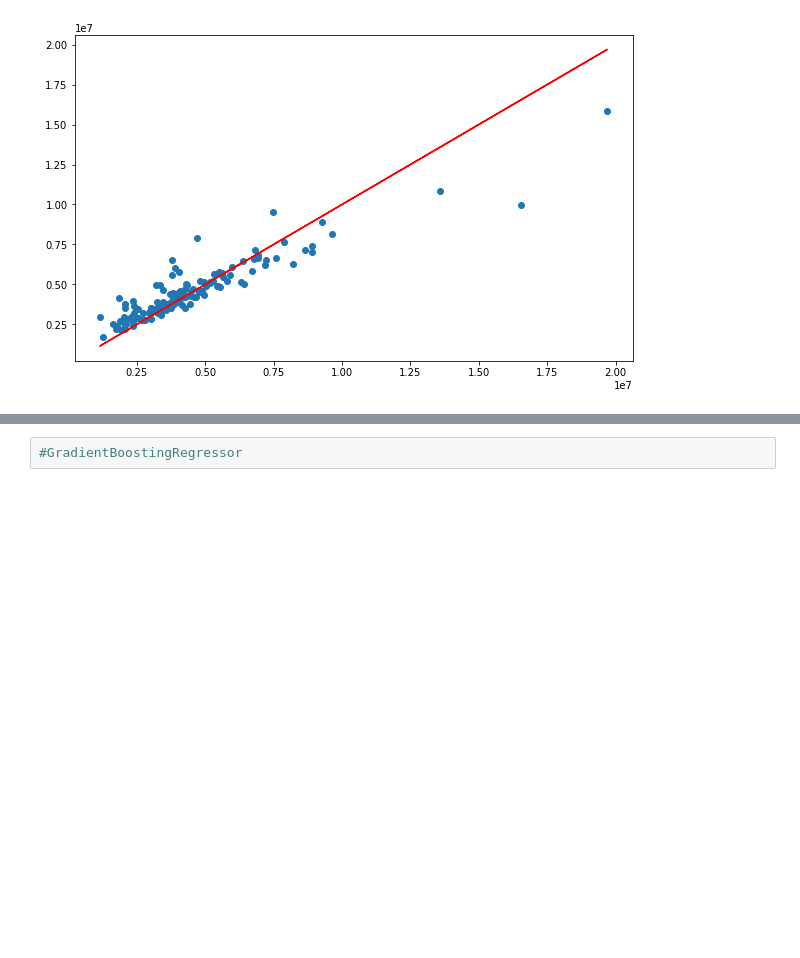
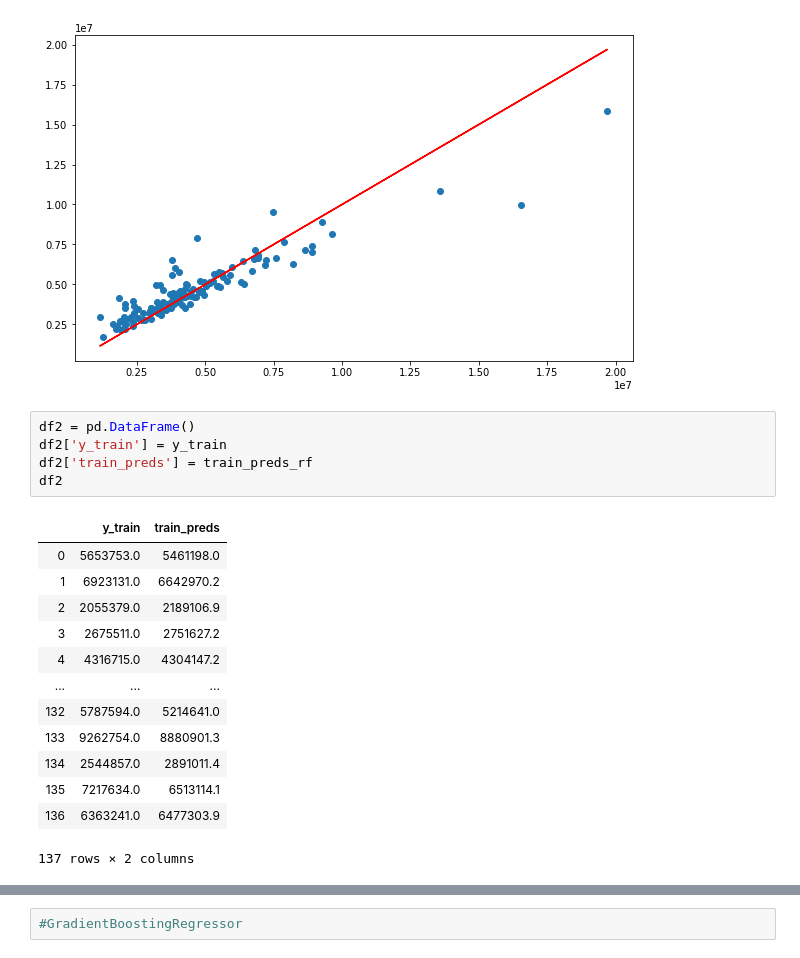
Before and after one commit to sekhar0146/ML_regression_projects, a Jupyter notebook: restaurant-revenue-prediction_regression.ipynb, the cells around one changed output, grey strips where cells are left out. Saved outputs shown, nothing was run; the diff lists cells and outputs as text; blank space fills up the shorter version.

```diff
--- a/restaurant-revenue-prediction_regression.ipynb
+++ b/restaurant-revenue-prediction_regression.ipynb
@@ -320,3 +320,22 @@ plt.scatter(y_train, train_preds_rf)
 plt.plot(y_train, y_train, 'r');  # lineplot
 # %% [output]
 [figure]
+# %%
+df2 = pd.DataFrame()
+df2['y_train'] = y_train
+df2['train_preds'] = train_preds_rf
+df2
+# %% [output]
+|  | y_train | train_preds |
+| 0 | 5653753.0 | 5461198.0 |
+| 1 | 6923131.0 | 6642970.2 |
+| 2 | 2055379.0 | 2189106.9 |
+| 3 | 2675511.0 | 2751627.2 |
+| 4 | 4316715.0 | 4304147.2 |
+| ... | ... | ... |
+| 132 | 5787594.0 | 5214641.0 |
+| 133 | 9262754.0 | 8880901.3 |
+| 134 | 2544857.0 | 2891011.4 |
+| 135 | 7217634.0 | 6513114.1 |
+| 136 | 6363241.0 | 6477303.9 |
+137 rows × 2 columns
```
Also changed, not shown: parts of 4 cells of this notebook.
